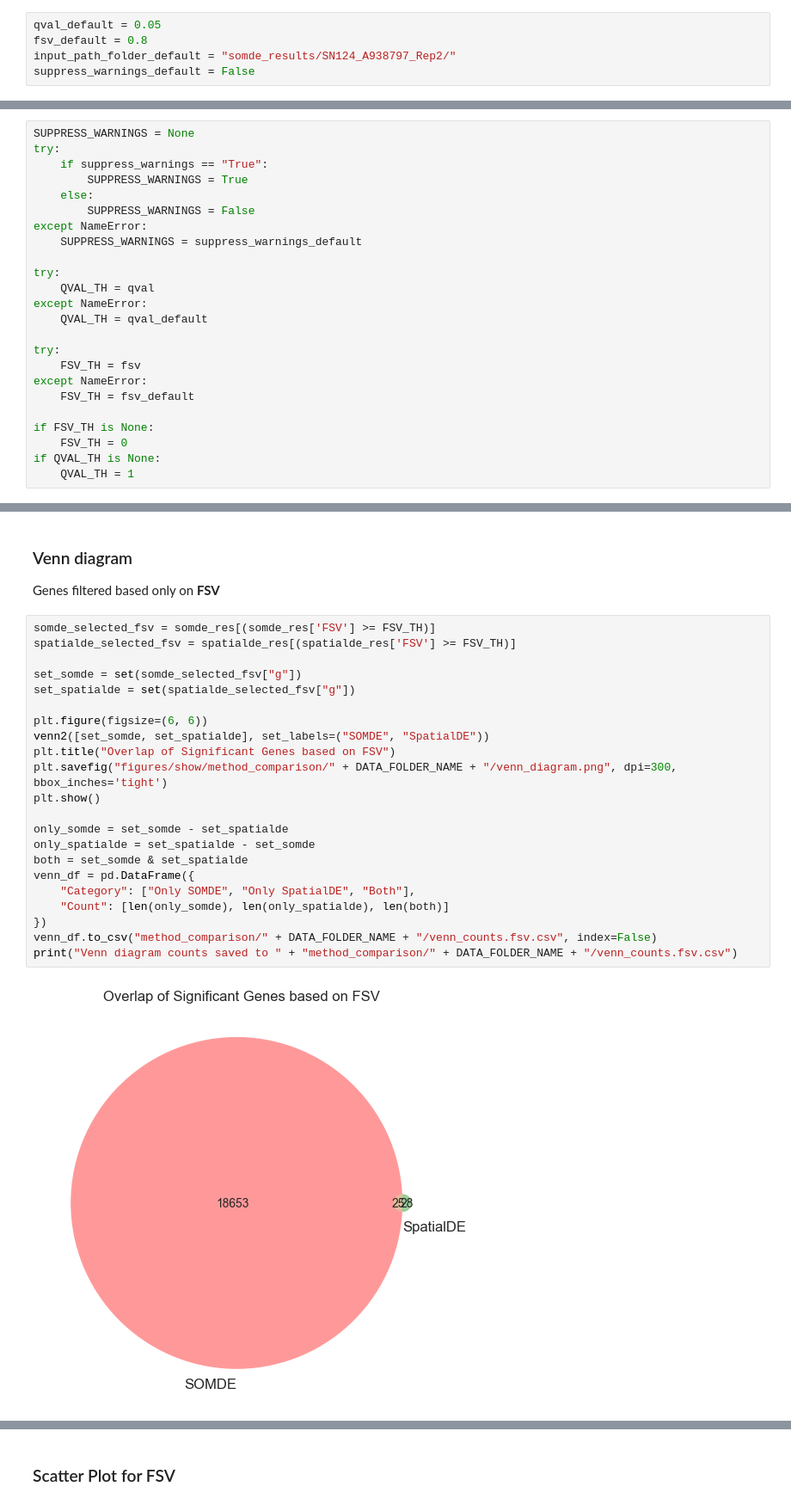
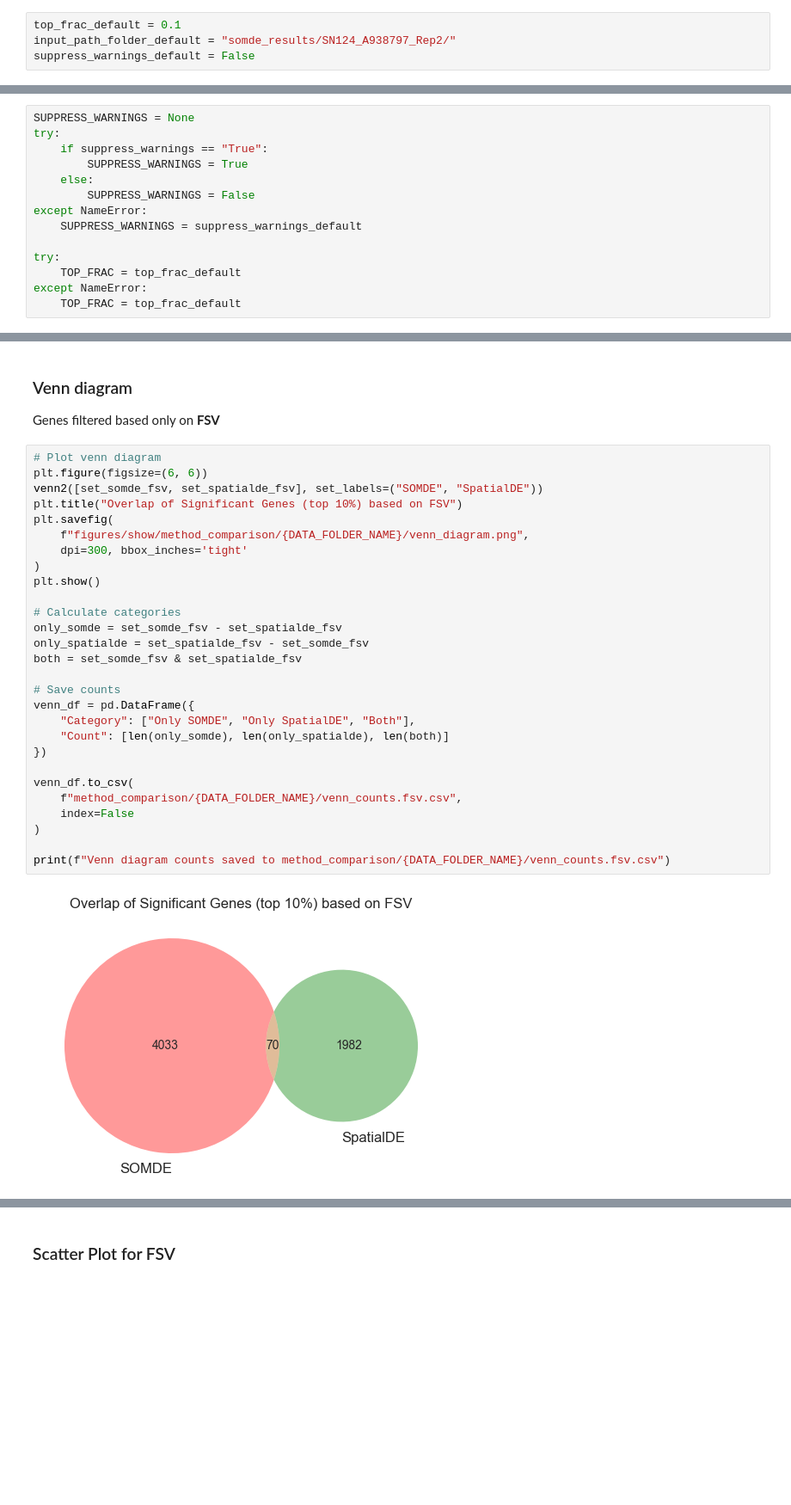
Before and after one commit to nikolienka24/IV114_ST, a Jupyter notebook: method_comparison_plots.svgs.ipynb, the cells around one changed output, grey strips where cells are left out. Shown at 86% size. Drawn from its saved outputs; the diff is of its cells as text; blank space fills up the shorter version.

```diff
--- a/method_comparison_plots.svgs.ipynb
+++ b/method_comparison_plots.svgs.ipynb
@@ -8,8 +7,7 @@ Variables that can be modified in this notebook or None
 ---
 **Set following variables if you are running notebook interactively.**
 # %%
-qval_default = 0.05
-fsv_default = 0.8
+top_frac_default = 0.1
 input_path_folder_default = "somde_results/SN124_A938797_Rep2/"
 suppress_warnings_default = False
 # %% [markdown]
@@ -25,19 +23,9 @@ except NameError:
     SUPPRESS_WARNINGS = suppress_warnings_default
 
 try:
-    QVAL_TH = qval
+    TOP_FRAC = top_frac_default
 except NameError:
-    QVAL_TH = qval_default
-
-try:
-    FSV_TH = fsv
-except NameError:
-    FSV_TH = fsv_default
-
-if FSV_TH is None:
-    FSV_TH = 0
-if QVAL_TH is None:
-    QVAL_TH = 1
+    TOP_FRAC = top_frac_default
 # %% [markdown]
 ## Suppress Warnings (Optional)
 
@@ -236,29 +260,35 @@ Venn diagram counts saved to method_comparison/SN124_A938797_Rep2/venn_counts.qv
 ### Venn diagram
 Genes filtered based only on **FSV**
 # %%
-somde_selected_fsv = somde_res[(somde_res['FSV'] >= FSV_TH)]
-spatialde_selected_fsv = spatialde_res[(spatialde_res['FSV'] >= FSV_TH)]
-
-set_somde = set(somde_selected_fsv["g"])
-set_spatialde = set(spatialde_selected_fsv["g"])
-
+# Plot venn diagram
 plt.figure(figsize=(6, 6))
-venn2([set_somde, set_spatialde], set_labels=("SOMDE", "SpatialDE"))
-plt.title("Overlap of Significant Genes based on FSV")
-plt.savefig("figures/show/method_comparison/" + DATA_FOLDER_NAME + "/venn_diagram.png", dpi=300, bbox_inches='tight')
+venn2([set_somde_fsv, set_spatialde_fsv], set_labels=("SOMDE", "SpatialDE"))
+plt.title("Overlap of Significant Genes (top 10%) based on FSV")
+plt.savefig(
+    f"figures/show/method_comparison/{DATA_FOLDER_NAME}/venn_diagram.png",
+    dpi=300, bbox_inches='tight'
+)
 plt.show()
 
-only_somde = set_somde - set_spatialde
-only_spatialde = set_spatialde - set_somde
-both = set_somde & set_spatialde
+# Calculate categories
+only_somde = set_somde_fsv - set_spatialde_fsv
+only_spatialde = set_spatialde_fsv - set_somde_fsv
+both = set_somde_fsv & set_spatialde_fsv
+
+# Save counts
 venn_df = pd.DataFrame({
     "Category": ["Only SOMDE", "Only SpatialDE", "Both"],
     "Count": [len(only_somde), len(only_spatialde), len(both)]
 })
-venn_df.to_csv("method_comparison/" + DATA_FOLDER_NAME + "/venn_counts.fsv.csv", index=False)
-print("Venn diagram counts saved to " + "method_comparison/" + DATA_FOLDER_NAME + "/venn_counts.fsv.csv")
+
+venn_df.to_csv(
+    f"method_comparison/{DATA_FOLDER_NAME}/venn_counts.fsv.csv",
+    index=False
+)
+
+print(f"Venn diagram counts saved to method_comparison/{DATA_FOLDER_NAME}/venn_counts.fsv.csv")
 # %% [output]
-[figure, old version]
+[figure, new version]
 Venn diagram counts saved to method_comparison/SN124_A938797_Rep2/venn_counts.fsv.csv
 # %% [markdown]
 ### Scatter Plot for FSV
```
Also changed, not shown: parts of 9 cells of this notebook.
